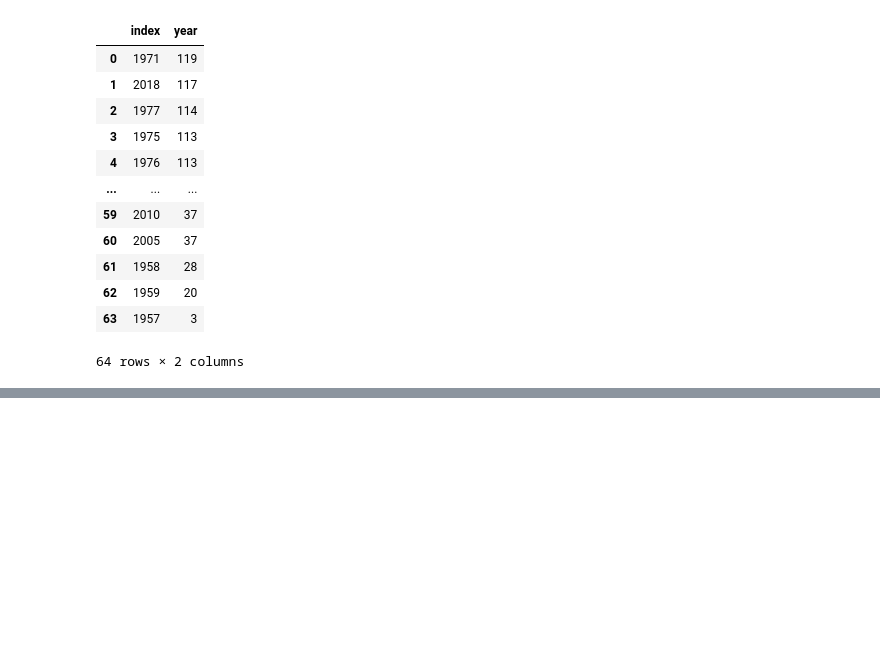
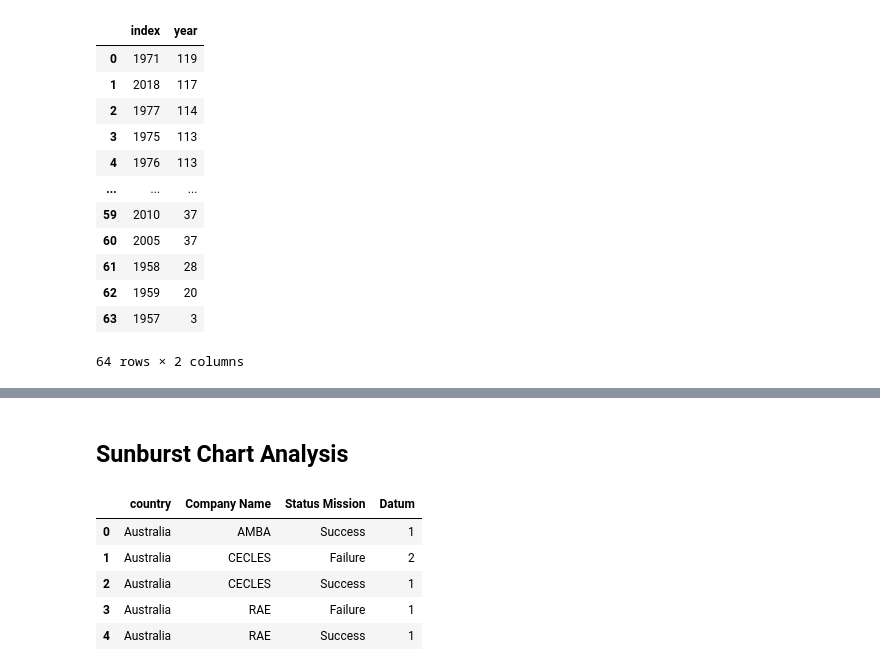
Before and after one commit to MSBurakS/Space-Mission-from-1957-Data-Analysis-My-Practice, a Jupyter notebook: space-mission-from-1957-data-analysis-my-practice.ipynb, the cells around one changed output, grey strips where cells are left out. Cells and saved outputs as stored; diff of their text form; code cells hidden in the pictures; blank space fills up the shorter version.

```diff
--- a/space-mission-from-1957-data-analysis-my-practice.ipynb
+++ b/space-mission-from-1957-data-analysis-my-practice.ipynb
@@ -329,0 +379,13 @@ fig.show()
+# %% [markdown]
+<a id=12></a>
+## Sunburst Chart Analysis
+# %%
+sun=df.groupby(["country","Company Name","Status Mission"])["Datum"].count().reset_index()
+sun.head()
+# %% [output]
+|  | country | Company Name | Status Mission | Datum |
+| 0 | Australia | AMBA | Success | 1 |
+| 1 | Australia | CECLES | Failure | 2 |
+| 2 | Australia | CECLES | Success | 1 |
+| 3 | Australia | RAE | Failure | 1 |
+| 4 | Australia | RAE | Success | 1 |
```
Also changed, not shown: parts of 13 cells of this notebook.
